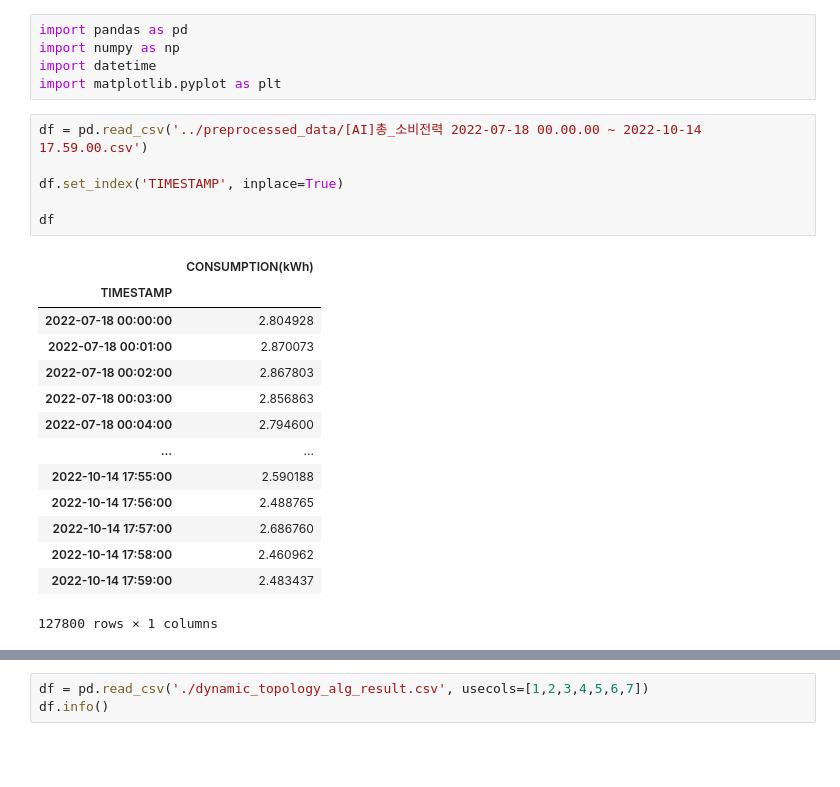
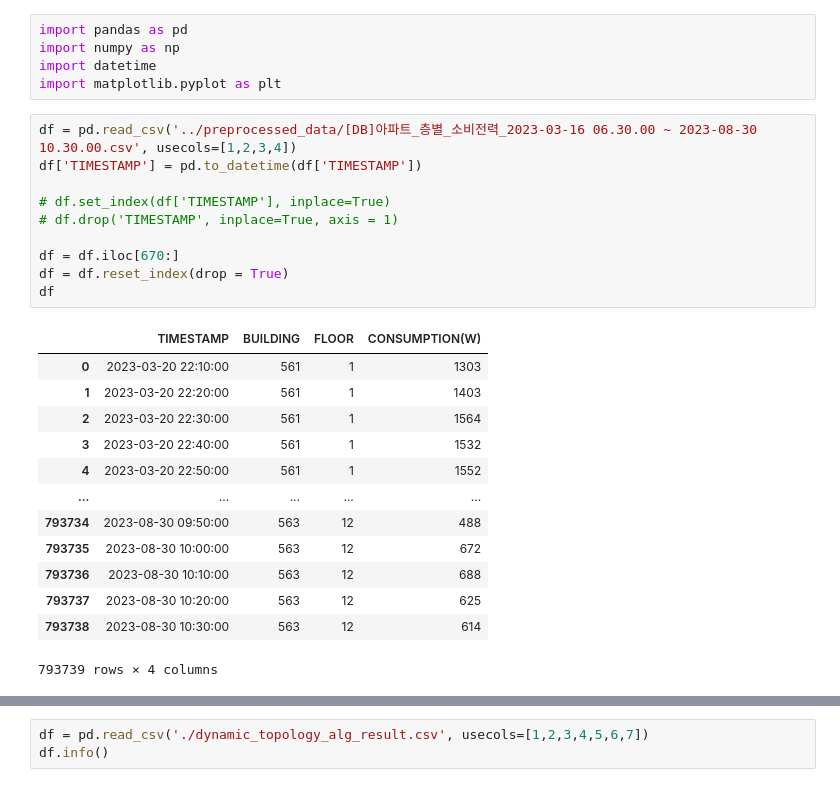
Before and after one commit to youngseonseo/BEMS, a Jupyter notebook: ai/test.ipynb, the cells around one changed output, grey strips where cells are left out. Saved outputs shown, nothing was run; the diff lists cells and outputs as text; blank space fills up the shorter version.

```diff
--- a/ai/test.ipynb
+++ b/ai/test.ipynb
@@ -3,24 +3,27 @@ import pandas as pd
 import numpy as np
 import datetime
 import matplotlib.pyplot as plt
-# %%
-df = pd.read_csv('../preprocessed_data/[AI]총_소비전력 2022-07-18 00.00.00 ~ 2022-10-14 17.59.00.csv')
-
-df.set_index('TIMESTAMP', inplace=True)
-
-df
-# %% [output]
-|  | CONSUMPTION(kWh) |
-| TIMESTAMP |  |
-| 2022-07-18 00:00:00 | 2.804928 |
-| 2022-07-18 00:01:00 | 2.870073 |
-| 2022-07-18 00:02:00 | 2.867803 |
-| 2022-07-18 00:03:00 | 2.856863 |
-| 2022-07-18 00:04:00 | 2.794600 |
-| ... | ... |
-| 2022-10-14 17:55:00 | 2.590188 |
-| 2022-10-14 17:56:00 | 2.488765 |
-| 2022-10-14 17:57:00 | 2.686760 |
-| 2022-10-14 17:58:00 | 2.460962 |
-| 2022-10-14 17:59:00 | 2.483437 |
-127800 rows × 1 columns
+# %%
+df = pd.read_csv('../preprocessed_data/[DB]아파트_층별_소비전력_2023-03-16 06.30.00 ~ 2023-08-30 10.30.00.csv', usecols=[1,2,3,4])
+df['TIMESTAMP'] = pd.to_datetime(df['TIMESTAMP'])
+
+# df.set_index(df['TIMESTAMP'], inplace=True)
+# df.drop('TIMESTAMP', inplace=True, axis = 1)
+
+df = df.iloc[670:]
+df = df.reset_index(drop = True)
+df
+# %% [output]
+|  | TIMESTAMP | BUILDING | FLOOR | CONSUMPTION(W) |
+| 0 | 2023-03-20 22:10:00 | 561 | 1 | 1303 |
+| 1 | 2023-03-20 22:20:00 | 561 | 1 | 1403 |
+| 2 | 2023-03-20 22:30:00 | 561 | 1 | 1564 |
+| 3 | 2023-03-20 22:40:00 | 561 | 1 | 1532 |
+| 4 | 2023-03-20 22:50:00 | 561 | 1 | 1552 |
+| ... | ... | ... | ... | ... |
+| 793734 | 2023-08-30 09:50:00 | 563 | 12 | 488 |
+| 793735 | 2023-08-30 10:00:00 | 563 | 12 | 672 |
+| 793736 | 2023-08-30 10:10:00 | 563 | 12 | 688 |
+| 793737 | 2023-08-30 10:20:00 | 563 | 12 | 625 |
+| 793738 | 2023-08-30 10:30:00 | 563 | 12 | 614 |
+793739 rows × 4 columns
```
Also changed, not shown: parts of 3 cells of this notebook, 2 other files.
